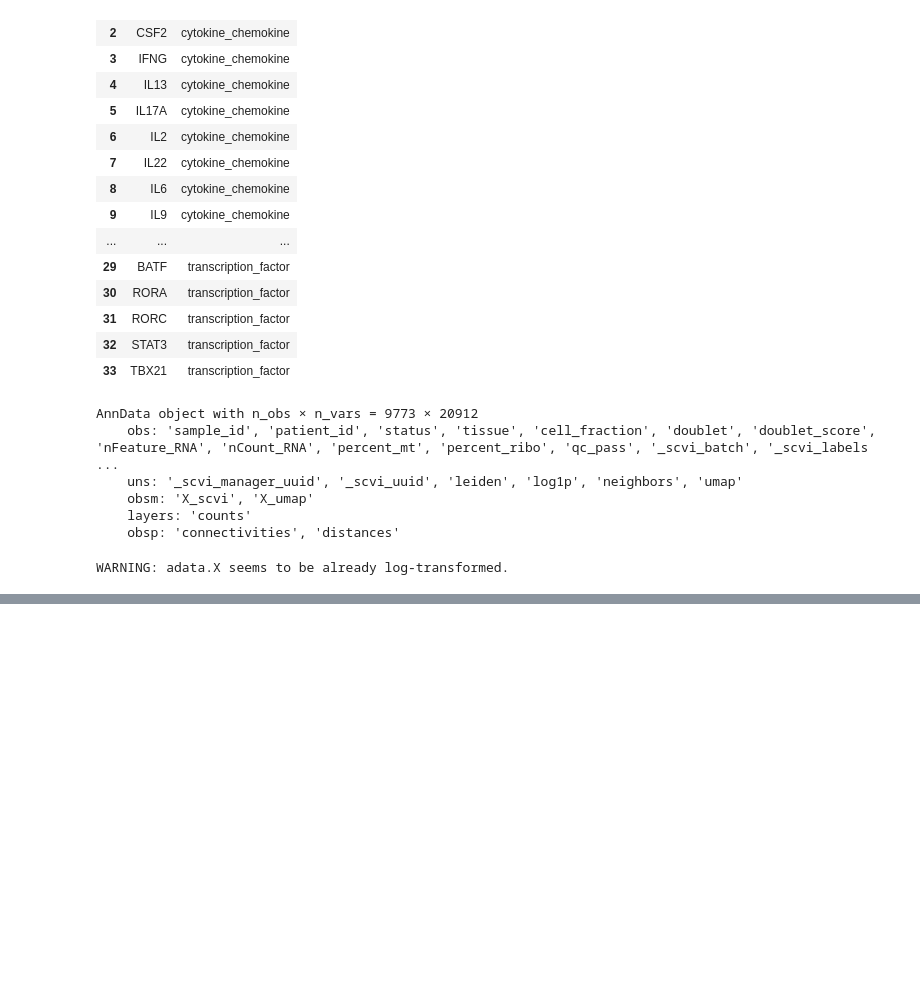
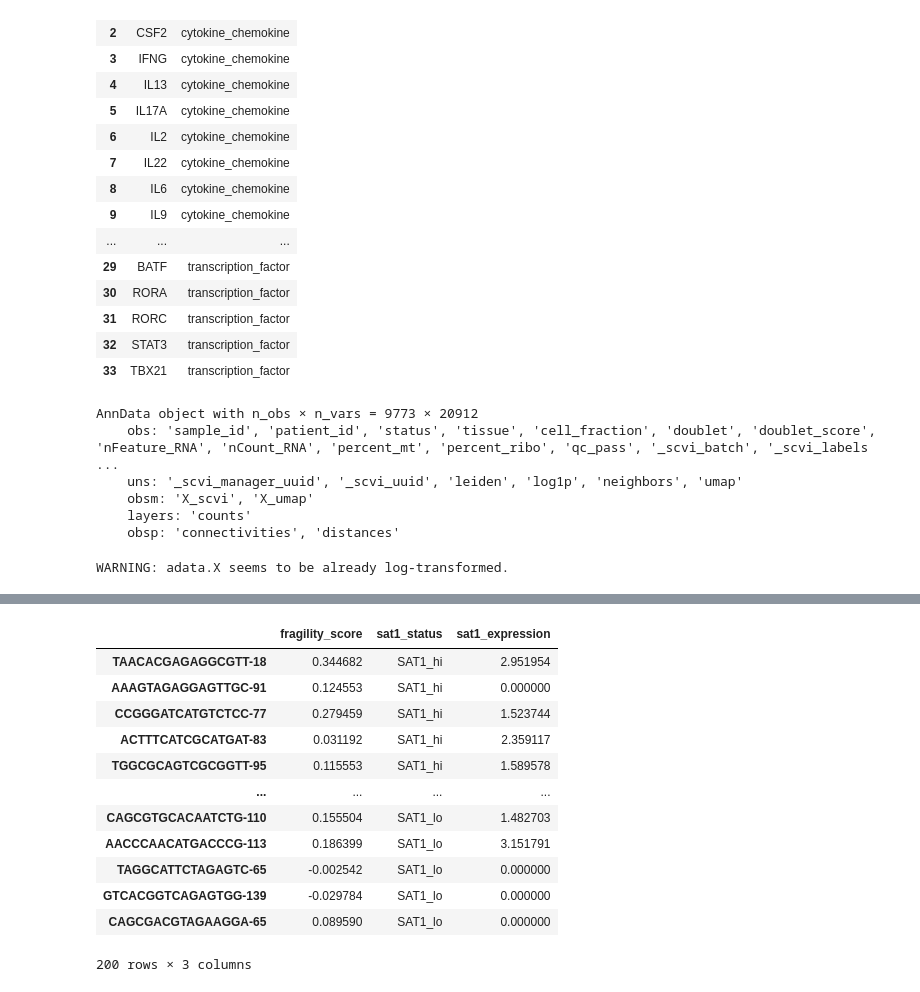
Before and after one commit to menchelab/Neuwirth_Malzl_et_al_2024, a Jupyter notebook: notebooks/fragility_score.ipynb, the cells around one changed output, grey strips where cells are left out. Saved outputs shown, nothing was run; the diff lists cells and outputs as text; code cells hidden in the pictures; blank space fills up the shorter version.

```diff
--- a/notebooks/fragility_score.ipynb
+++ b/notebooks/fragility_score.ipynb
@@ -100,0 +85,36 @@ fig.savefig('../plots/tregs.tissue.scps.sat1.fragility.pdf')
+# %%
+def subsample_dataframe(df, groupby, n_samples_per_group):
+    subsampled_frames = []
+    for _, group in df.groupby(groupby):
+        sample = np.random.choice(
+            group.index,
+            size = n_samples_per_group,
+            replace = False
+        )
+        subsampled_frames.append(
+            group.loc[sample, :]
+        )
+
+    return pd.concat(subsampled_frames)
+
+
+sampled_scores = subsample_dataframe(
+    score_df,
+    'sat1_status',
+    100
+)
+sampled_scores
+# %% [output]
+|  | fragility_score | sat1_status | sat1_expression |
+| TAACACGAGAGGCGTT-18 | 0.344682 | SAT1_hi | 2.951954 |
+| AAAGTAGAGGAGTTGC-91 | 0.124553 | SAT1_hi | 0.000000 |
+| CCGGGATCATGTCTCC-77 | 0.279459 | SAT1_hi | 1.523744 |
+| ACTTTCATCGCATGAT-83 | 0.031192 | SAT1_hi | 2.359117 |
+| TGGCGCAGTCGCGGTT-95 | 0.115553 | SAT1_hi | 1.589578 |
+| ... | ... | ... | ... |
+| CAGCGTGCACAATCTG-110 | 0.155504 | SAT1_lo | 1.482703 |
+| AACCCAACATGACCCG-113 | 0.186399 | SAT1_lo | 3.151791 |
+| TAGGCATTCTAGAGTC-65 | -0.002542 | SAT1_lo | 0.000000 |
+| GTCACGGTCAGAGTGG-139 | -0.029784 | SAT1_lo | 0.000000 |
+| CAGCGACGTAGAAGGA-65 | 0.089590 | SAT1_lo | 0.000000 |
+200 rows × 3 columns
```
Also changed, not shown: parts of 2 cells of this notebook.
